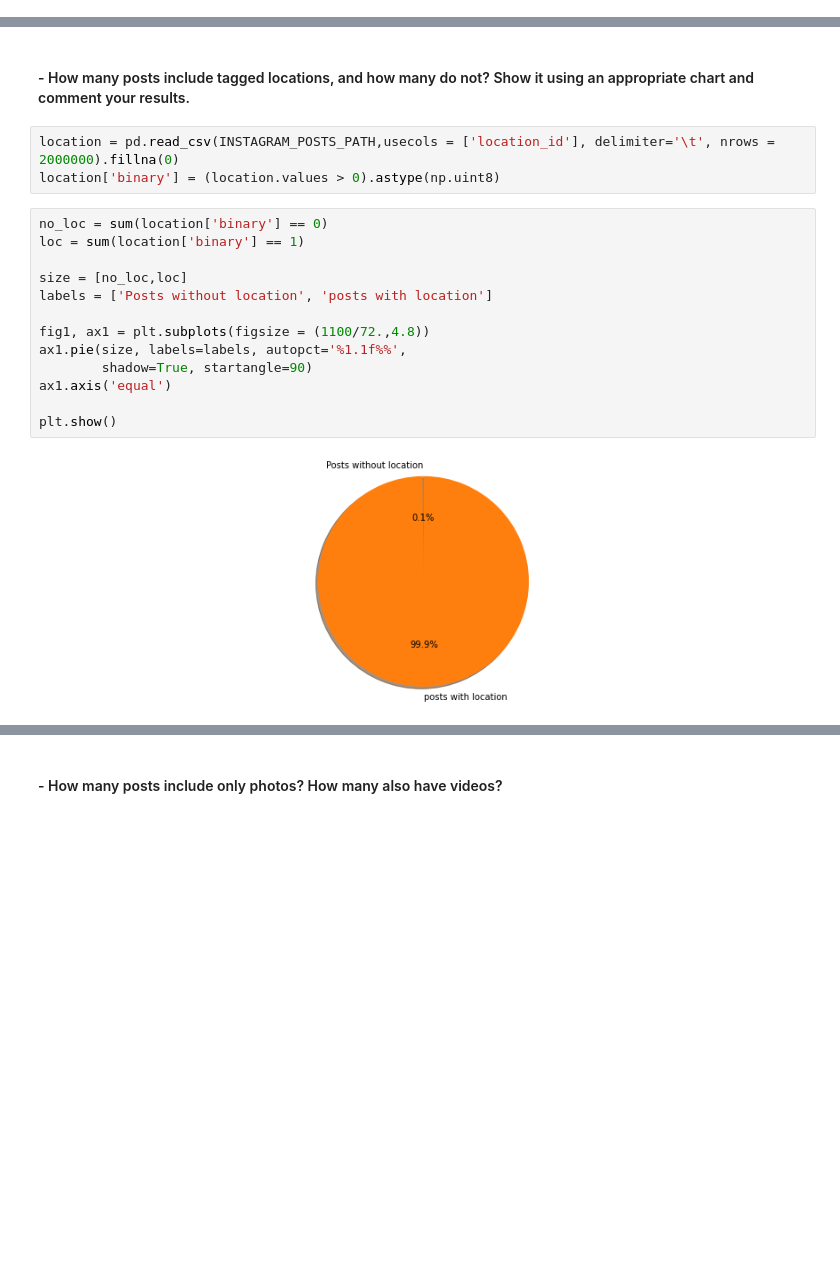
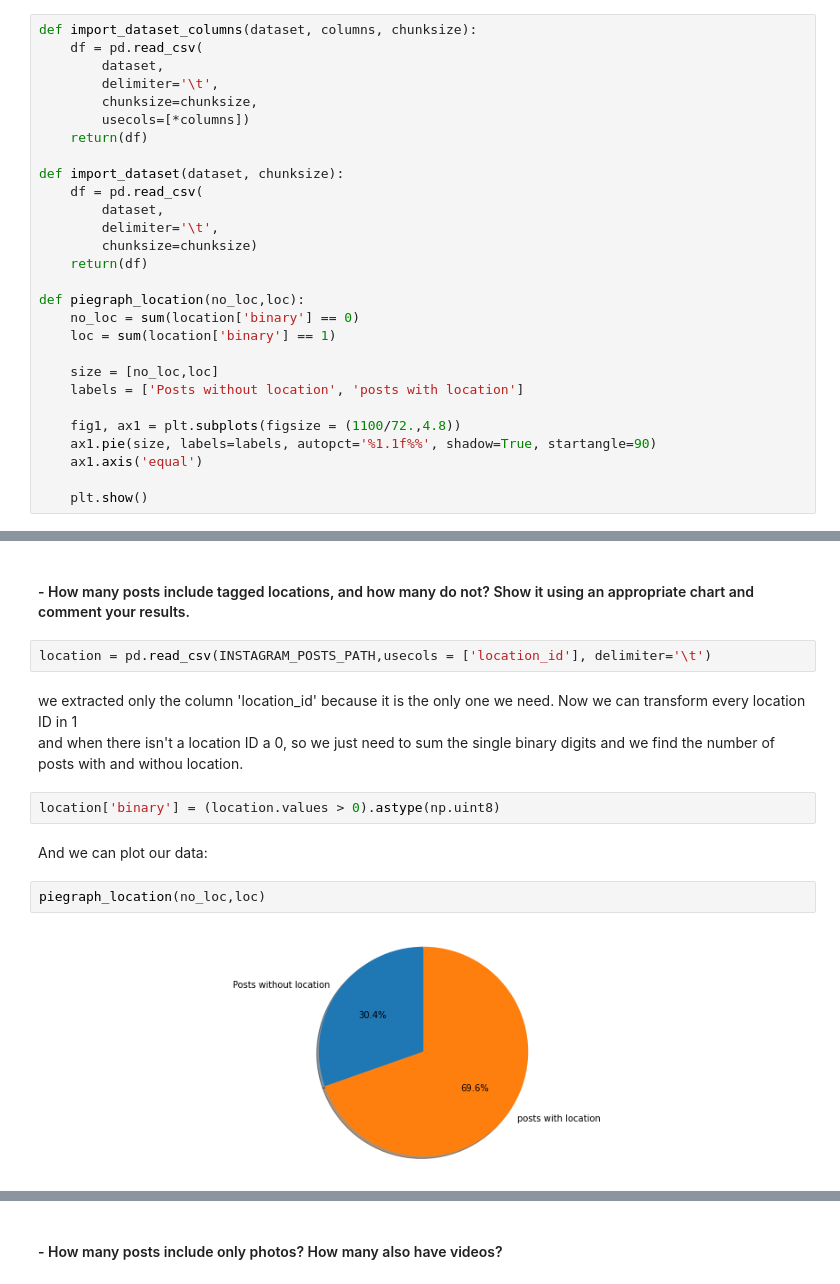
Before and after one commit to Vah1d/ADM-HW2, a Jupyter notebook: HW2.ipynb, the cells around one changed output, grey strips where cells are left out. Cells and saved outputs as stored; diff of their text form; blank space fills up the shorter version.

Commit message:
did question 2 with graphs without chunks, if you can look

```diff
--- a/HW2.ipynb
+++ b/HW2.ipynb
@@ -29,6 +30,34 @@ url                    3639312
 cts                     438488
 is_business_account    1064263
 dtype: int64
+# %%
+def import_dataset_columns(dataset, columns, chunksize):
+    df = pd.read_csv(
+        dataset,
+        delimiter='\t',
+        chunksize=chunksize,
+        usecols=[*columns])
+    return(df)
+
+def import_dataset(dataset, chunksize):
+    df = pd.read_csv(
+        dataset,
+        delimiter='\t',
+        chunksize=chunksize)
+    return(df)
+
+def piegraph_location(no_loc,loc):
+    no_loc = sum(location['binary'] == 0)
+    loc = sum(location['binary'] == 1)
+
+    size = [no_loc,loc]
+    labels = ['Posts without location', 'posts with location']
+
+    fig1, ax1 = plt.subplots(figsize = (1100/72.,4.8))
+    ax1.pie(size, labels=labels, autopct='%1.1f%%', shadow=True, startangle=90)
+    ax1.axis('equal')
+
+    plt.show()
 # %% [markdown]
 ## [RQ2] Let's explore the dataset by finding simple insights regarding the profile and posts.
 # %% [markdown]
@@ -116,21 +113,18 @@ posts with the least comments
 # %% [markdown]
 #### - How many posts include tagged locations, and how many do not? Show it using an appropriate chart and comment your results.
 # %%
-location = pd.read_csv(INSTAGRAM_POSTS_PATH,usecols = ['location_id'], delimiter='\t', nrows = 2000000).fillna(0)
-location['binary'] = (location.values > 0).astype(np.uint8)
+location = pd.read_csv(INSTAGRAM_POSTS_PATH,usecols = ['location_id'], delimiter='\t')
+# %% [markdown]
+we extracted only the column 'location_id' because it is the only one we need.
+Now we can transform every location ID in 1
+and when there isn't a location ID a 0,
+so we just need to sum the single binary digits and we find the number of posts with and withou location.
+# %%
+location['binary'] = (location.values > 0).astype(np.uint8)
+# %% [markdown]
+And we can plot our data:
 # %%
-no_loc = sum(location['binary'] == 0)
-loc = sum(location['binary'] == 1)
-
-size = [no_loc,loc]
-labels = ['Posts without location', 'posts with location']
-
-fig1, ax1 = plt.subplots(figsize = (1100/72.,4.8))
-ax1.pie(size, labels=labels, autopct='%1.1f%%',
-        shadow=True, startangle=90)
-ax1.axis('equal')
-
-plt.show()
+piegraph_location(no_loc,loc)
 # %% [output]
-[figure, old version]
+[figure, new version]
 # %% [markdown]
```
Also changed, not shown: parts of 16 cells of this notebook.
